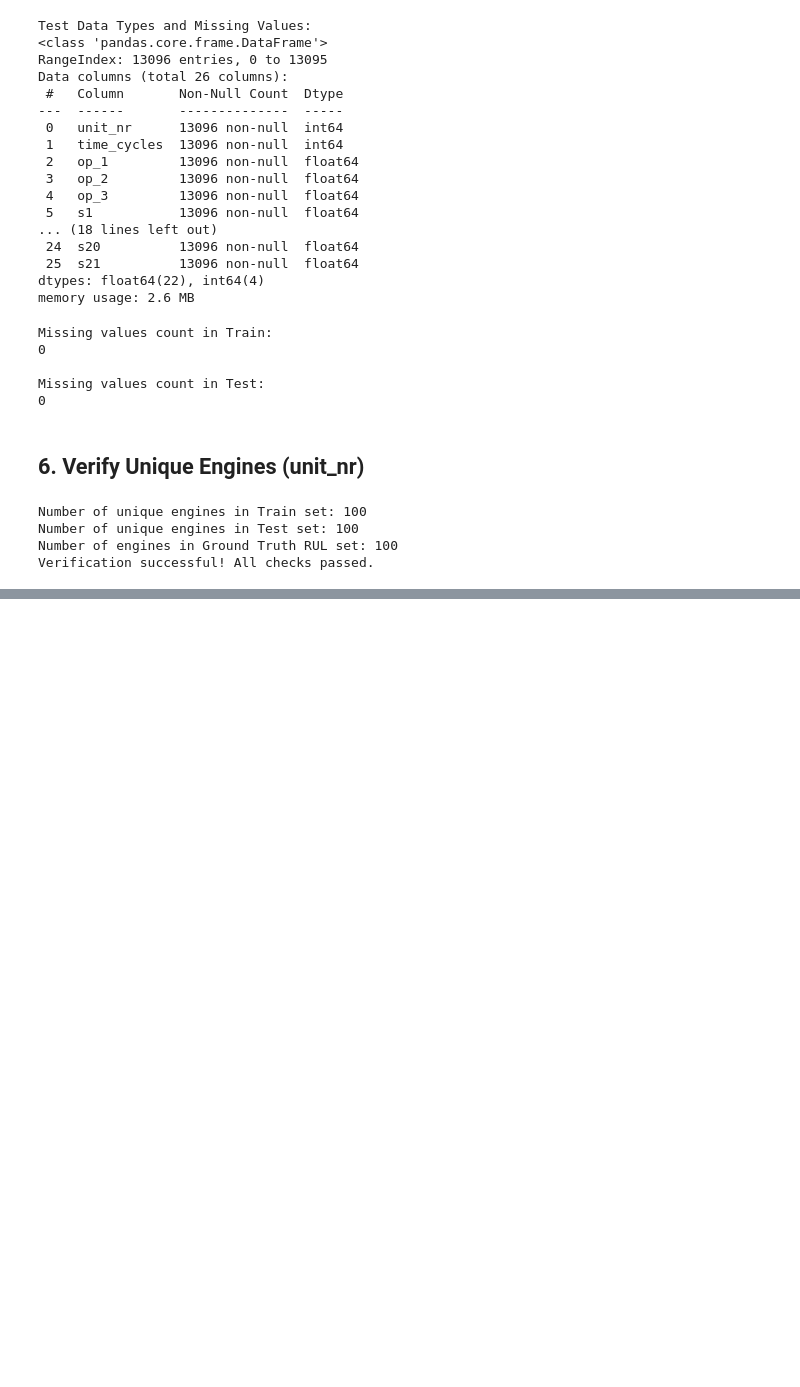
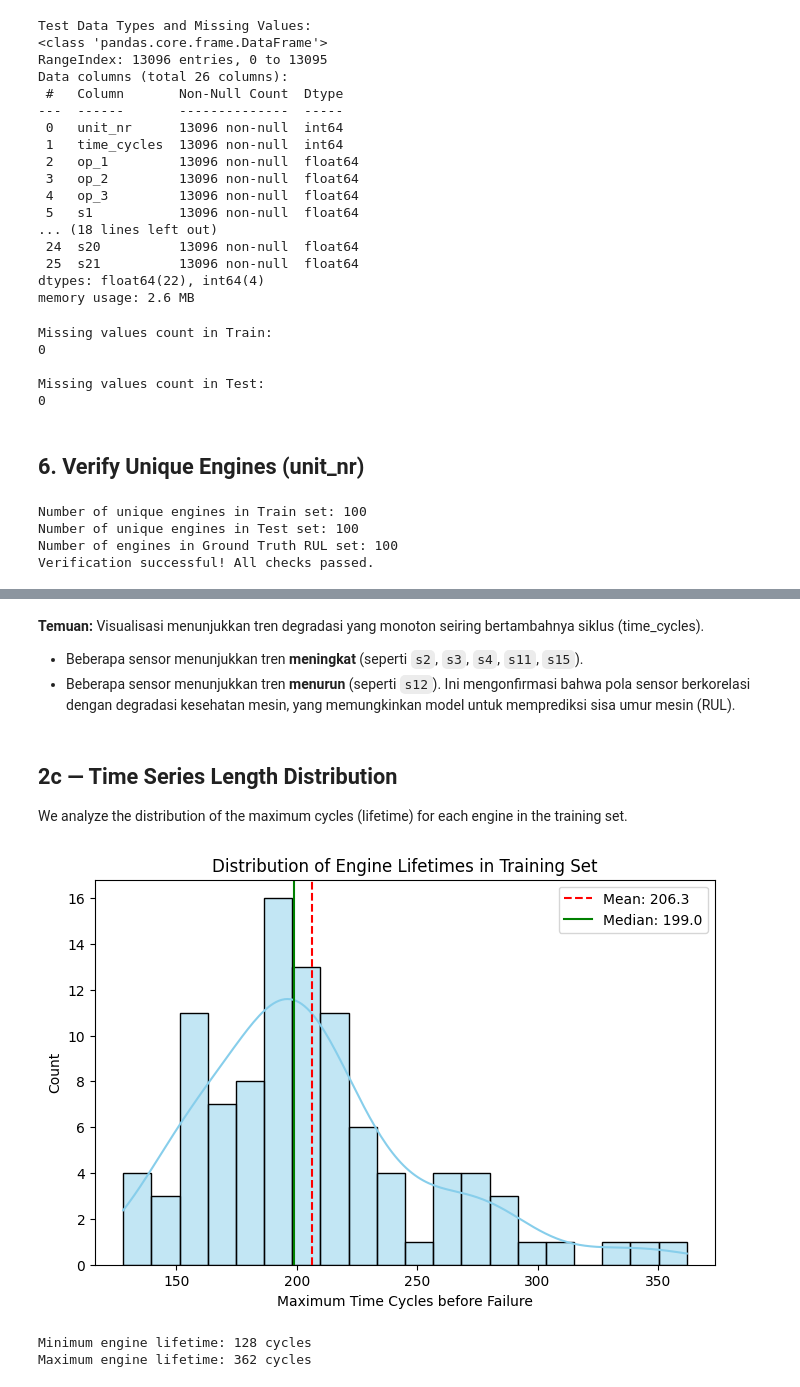
Before and after one commit to amrfad/mlops_experiment, a Jupyter notebook: preprocessing/Eksperimen_Amr.ipynb, the cells around one changed output, grey strips where cells are left out. Cells and saved outputs as stored; diff of their text form; code cells hidden in the pictures; blank space fills up the shorter version.

```diff
--- a/preprocessing/Eksperimen_Amr.ipynb
+++ b/preprocessing/Eksperimen_Amr.ipynb
@@ -174,0 +237,29 @@ Verification successful! All checks passed.
+# %% [markdown]
+**Temuan:**
+Visualisasi menunjukkan tren degradasi yang monoton seiring bertambahnya siklus (time_cycles).
+- Beberapa sensor menunjukkan tren **meningkat** (seperti `s2`, `s3`, `s4`, `s11`, `s15`).
+- Beberapa sensor menunjukkan tren **menurun** (seperti `s12`).
+Ini mengonfirmasi bahwa pola sensor berkorelasi dengan degradasi kesehatan mesin, yang memungkinkan model untuk memprediksi sisa umur mesin (RUL).
+# %% [markdown]
+## 2c — Time Series Length Distribution
+We analyze the distribution of the maximum cycles (lifetime) for each engine in the training set.
+# %%
+# Group by unit_nr to get lifetime of each engine
+lifetimes = train_df.groupby('unit_nr')['time_cycles'].max()
+
+plt.figure(figsize=(8, 5))
+sns.histplot(lifetimes, bins=20, kde=True, color='skyblue')
+plt.axvline(lifetimes.mean(), color='red', linestyle='--', label=f"Mean: {lifetimes.mean():.1f}")
+plt.axvline(lifetimes.median(), color='green', linestyle='-', label=f"Median: {lifetimes.median():.1f}")
+plt.title("Distribution of Engine Lifetimes in Training Set")
+plt.xlabel("Maximum Time Cycles before Failure")
+plt.ylabel("Count")
+plt.legend()
+plt.show()
+
+print(f"Minimum engine lifetime: {lifetimes.min()} cycles")
+print(f"Maximum engine lifetime: {lifetimes.max()} cycles")
+# %% [output]
+[figure, added]
+Minimum engine lifetime: 128 cycles
+Maximum engine lifetime: 362 cycles
```
Also changed, not shown: parts of 13 cells of this notebook, 1 other file.
